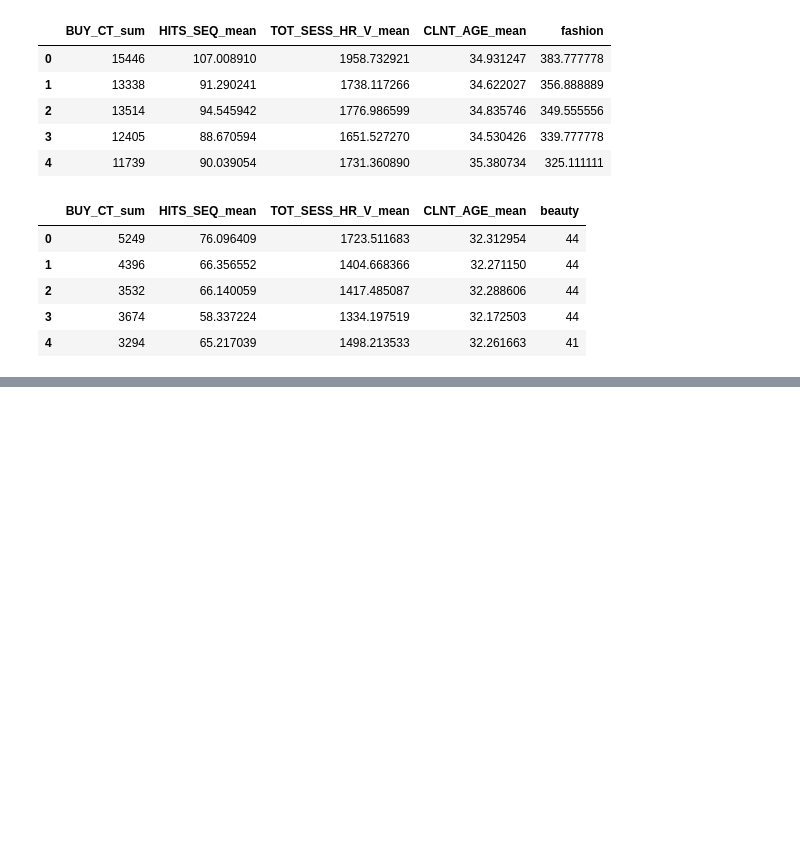
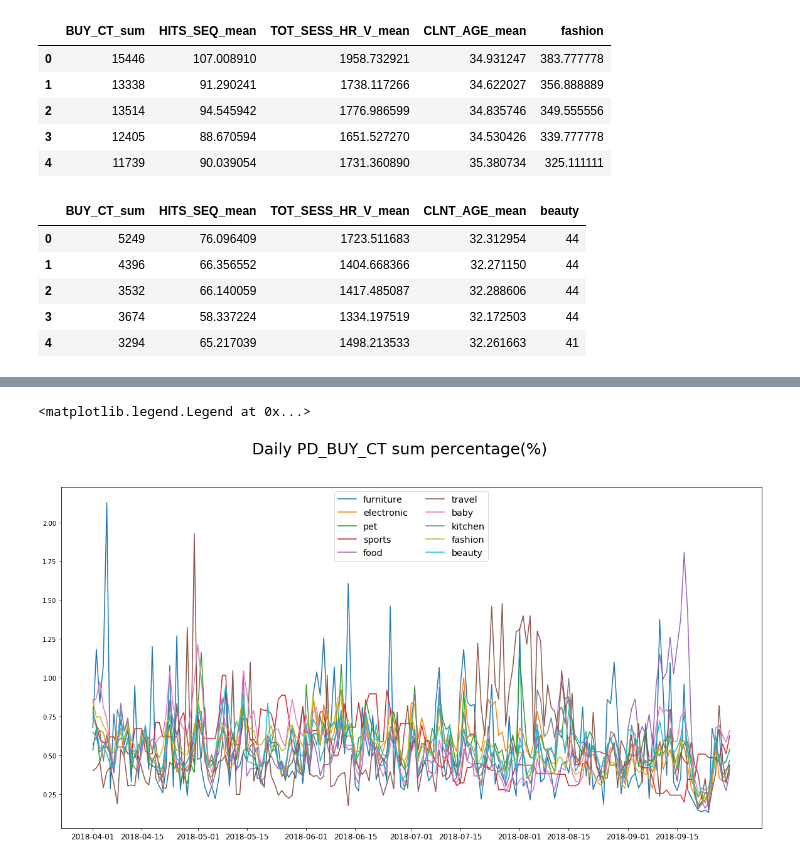
Before and after one commit to miniii222/-5th-L.point_bigdata_competiton, a Jupyter notebook: modeling/trend_prediction_total.ipynb, the cells around one changed output, grey strips where cells are left out. Saved outputs shown, nothing was run; the diff lists cells and outputs as text; code cells hidden in the pictures; blank space fills up the shorter version.

```diff
--- a/modeling/trend_prediction_total.ipynb
+++ b/modeling/trend_prediction_total.ipynb
@@ -149,0 +163,21 @@ plt.legend(fontsize="xx-large")
+# %%
+fig = plt.figure(figsize = (20,10))
+fig.suptitle('Daily PD_BUY_CT sum percentage(%)', fontsize=25)
+
+plt.plot(Class1['BUY_CT_sum']/Class1['BUY_CT_sum'].sum()*100, label = labels[0])
+plt.plot(Class2['BUY_CT_sum']/Class2['BUY_CT_sum'].sum()*100, label = labels[1])
+plt.plot(Class3['BUY_CT_sum']/Class3['BUY_CT_sum'].sum()*100, label = labels[2])
+plt.plot(Class4['BUY_CT_sum']/Class4['BUY_CT_sum'].sum()*100, label = labels[3])
+plt.plot(Class5['BUY_CT_sum']/Class5['BUY_CT_sum'].sum()*100, label = labels[4])
+plt.plot(Class6['BUY_CT_sum']/Class6['BUY_CT_sum'].sum()*100, label = labels[5])
+plt.plot(Class7['BUY_CT_sum']/Class7['BUY_CT_sum'].sum()*100, label = labels[6])
+plt.plot(Class8['BUY_CT_sum']/Class8['BUY_CT_sum'].sum()*100, label = labels[7])
+plt.plot(Class9['BUY_CT_sum']/Class9['BUY_CT_sum'].sum()*100, label = labels[8])
+plt.plot(Class10['BUY_CT_sum']/Class10['BUY_CT_sum'].sum()*100, label = labels[9])
+plt.xticks(['2018-04-01','2018-04-15','2018-05-01','2018-05-15','2018-06-01','2018-06-15',
+            '2018-07-01','2018-07-15','2018-08-01','2018-08-15','2018-09-01','2018-09-15'], fontsize = 12)
+
+plt.legend(fontsize="x-large", ncol = 2)
+# %% [output]
+<matplotlib.legend.Legend at 0x...>
+[figure, added]
```
Also changed, not shown: parts of 2 cells of this notebook.
